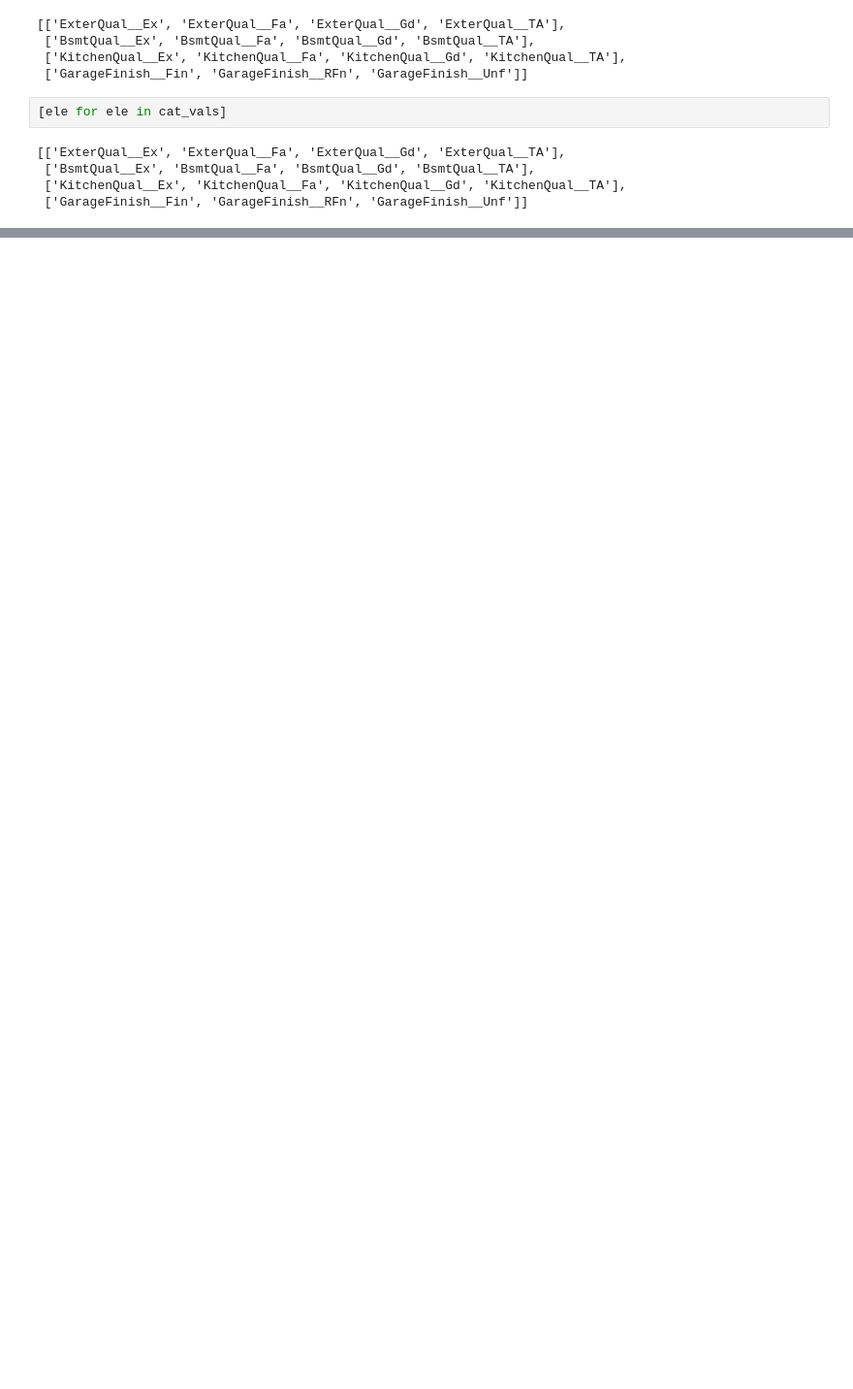
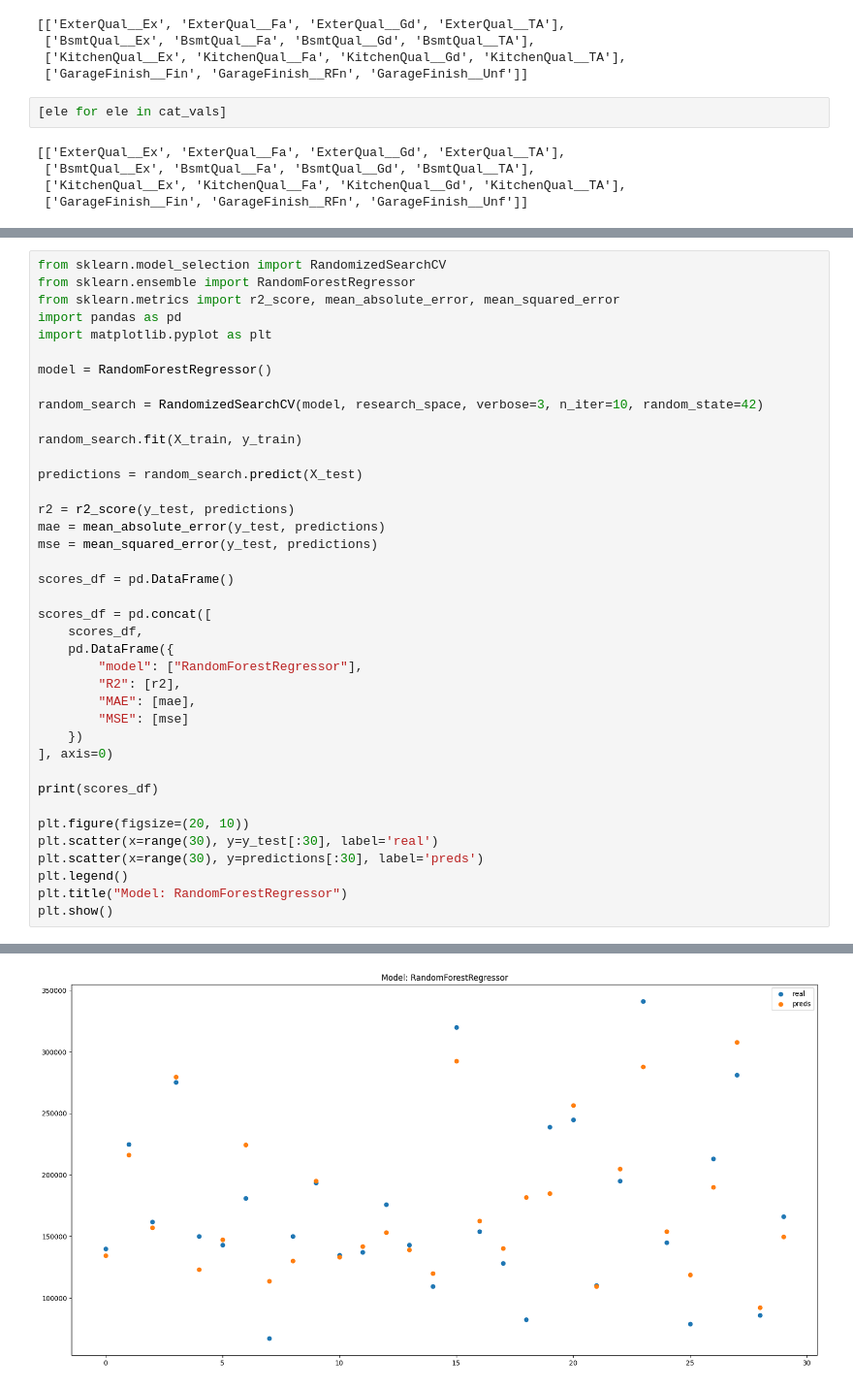
Before and after one commit to NithuSiva/M2_courses, a Jupyter notebook: ATC/td/housepriceexo.ipynb, the cells around one changed output, grey strips where cells are left out. Shown at 97% size. Cells and saved outputs as stored; diff of their text form; blank space fills up the shorter version.

```diff
--- a/ATC/td/housepriceexo.ipynb
+++ b/ATC/td/housepriceexo.ipynb
@@ -666,0 +767,40 @@ RandomForestRegressor(max_depth=50, n_estimators=200)
+# %%
+from sklearn.model_selection import RandomizedSearchCV
+from sklearn.ensemble import RandomForestRegressor
+from sklearn.metrics import r2_score, mean_absolute_error, mean_squared_error
+import pandas as pd
+import matplotlib.pyplot as plt
+
+model = RandomForestRegressor()
+
+random_search = RandomizedSearchCV(model, research_space, verbose=3, n_iter=10, random_state=42)
+
+random_search.fit(X_train, y_train)
+
+predictions = random_search.predict(X_test)
+
+r2 = r2_score(y_test, predictions)
+mae = mean_absolute_error(y_test, predictions)
+mse = mean_squared_error(y_test, predictions)
+
+scores_df = pd.DataFrame()
+
+scores_df = pd.concat([
+    scores_df,
+    pd.DataFrame({
+        "model": ["RandomForestRegressor"],
+        "R2": [r2],
+        "MAE": [mae],
+        "MSE": [mse]
+    })
+], axis=0)
+
+print(scores_df)
+
+plt.figure(figsize=(20, 10))
+plt.scatter(x=range(30), y=y_test[:30], label='real')
+plt.scatter(x=range(30), y=predictions[:30], label='preds')
+plt.legend()
+plt.title("Model: RandomForestRegressor")
+plt.show()
+# %% [output]
@@ -666,0 +824 @@ RandomForestRegressor(max_depth=50, n_estimators=200)
+[figure, added]
```
Also changed, not shown: parts of 129 cells of this notebook, 26 other files.
